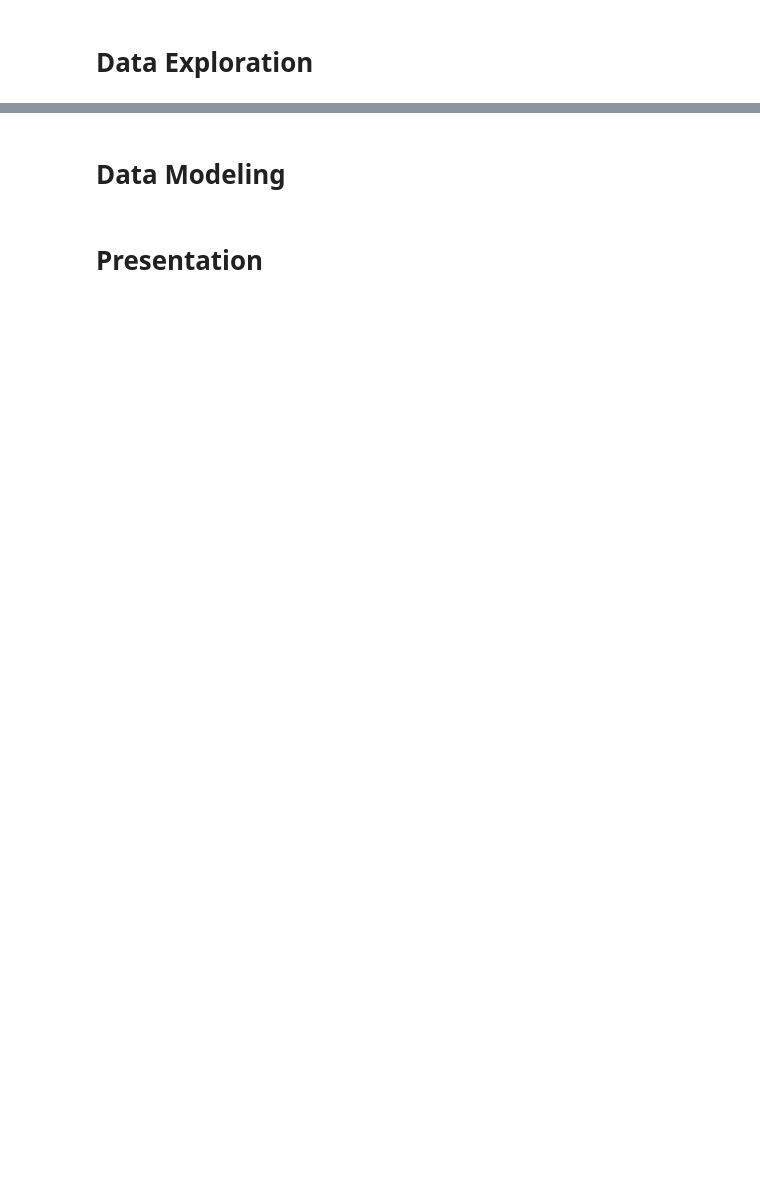
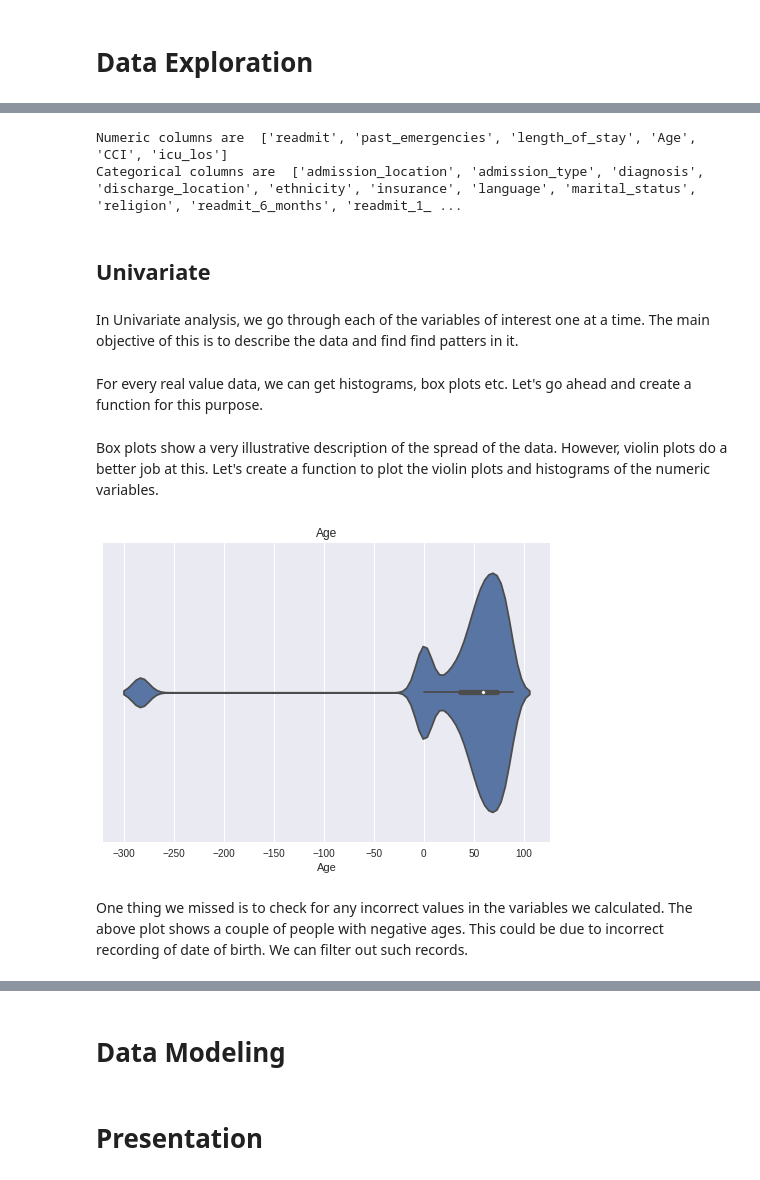
Before and after one commit to Gagan-K-Shetty/Da_project, a Jupyter notebook: Hospital_readmission.ipynb, the cells around one changed output, grey strips where cells are left out. Saved outputs shown, nothing was run; the diff lists cells and outputs as text; code cells hidden in the pictures; blank space fills up the shorter version.

```diff
--- a/Hospital_readmission.ipynb
+++ b/Hospital_readmission.ipynb
@@ -1336,0 +1654,7 @@ procedures
+# %%
+import matplotlib.pyplot as plt
+import seaborn as sns
+import warnings
+import scipy
+warnings.filterwarnings('ignore')
+sns.set()
@@ -1336,0 +1663,5 @@ procedures
+# %%
+plot_data = df[['admission_location', 'admission_type', 'diagnosis',
+       'discharge_location', 'ethnicity', 'insurance', 'language',
+       'marital_status', 'religion', 'readmit', 'readmit_6_months', 'readmit_1_months', 'past_emergencies',
+       'length_of_stay', 'gender', 'Age', 'CCI', 'Chronic', 'icu_los']]
@@ -1336,0 +1670,4 @@ procedures
+# %%
+plot_data.readmit_1_months = pd.Categorical(plot_data.readmit_1_months)
+plot_data.readmit_6_months = pd.Categorical(plot_data.readmit_6_months)
+plot_data.Chronic = pd.Categorical(plot_data.Chronic)
@@ -1336,0 +1678,33 @@ procedures
+# %%
+class Plotter:
+  '''
+  Class for plotting data easily
+  '''
+  def __init__(self,data,target_columns = []):
+    '''
+    data contains the entire data frame that we want to plot for.
+    numeric columns contains the column names that contain the numeric columns
+    categorical columns contains the column names that are not numeric.
+    target columns contains the columns that are supposed to be the variables of interest(the variables we are trying to predict)
+
+    '''
+    self.data = data
+    self.numeric_columns = list(data._get_numeric_data().columns)
+    self.categorical_columns = [x for x in data.columns if x not in self.numeric_columns]
+    self.target_columns = target_columns
+
+plotter = Plotter(plot_data)
+print("Numeric columns are ",plotter.numeric_columns)
+print("Categorical columns are ",plotter.categorical_columns)
+# %% [output]
+Numeric columns are  ['readmit', 'past_emergencies', 'length_of_stay', 'Age', 'CCI', 'icu_los']
+Categorical columns are  ['admission_location', 'admission_type', 'diagnosis', 'discharge_location', 'ethnicity', 'insurance', 'language', 'marital_status', 'religion', 'readmit_6_months', 'readmit_1_ ...
+# %% [markdown]
+<a id='Univariate'></a>
+## Univariate
+# %% [markdown]
+In Univariate analysis, we go through each of the variables of interest one at a time. The main objective of this is to describe the data and find find patters in it.
+# %% [markdown]
+For every real value data, we can get histograms, box plots etc. Let's go ahead and create a function for this purpose.
+# %% [markdown]
+Box plots show a very illustrative description of the spread of the data. However, violin plots do a better job at this. Let's create a function to plot the violin plots and histograms of the numeric variables.
@@ -1336,0 +1723,6 @@ procedures
+# %%
+plotter.plot_violin(subset = ["Age"],inner = 'box')
+# %% [output]
+[figure, added]
+# %% [markdown]
+One thing we missed is to check for any incorrect values in the variables we calculated. The above plot shows a couple of people with negative ages. This could be due to incorrect recording of date of birth. We can filter out such records.
```
Also changed, not shown: parts of 85 cells of this notebook.
